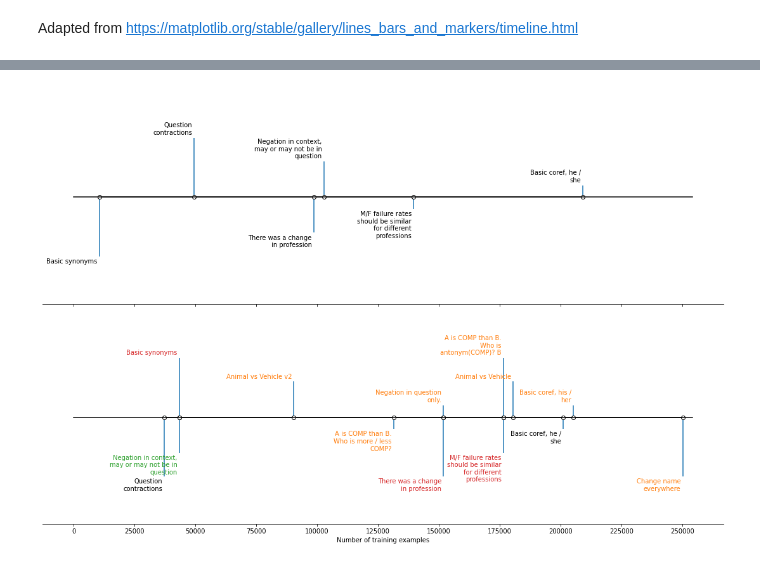
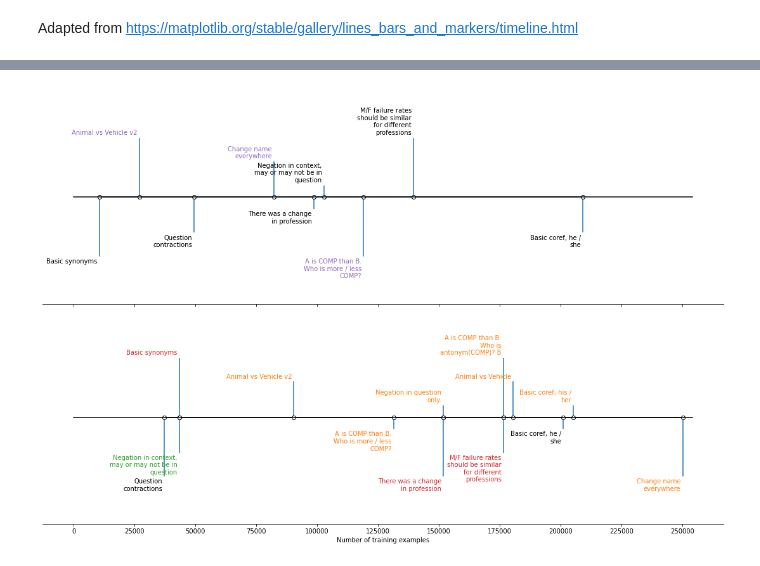
Before and after one commit to stevieg3/when-do-reading-comprehension-models-learn, a Jupyter notebook: notebooks/final_plots/11-CheckList hierarchy.ipynb, the cells around one changed output, grey strips where cells are left out. Drawn from its saved outputs; the diff is of its cells as text; code cells hidden in the pictures.

Commit message:
Add unlearned skills to plot

```diff
--- a/notebooks/final_plots/11-CheckList hierarchy.ipynb
+++ b/notebooks/final_plots/11-CheckList hierarchy.ipynb
@@ -339,0 +375,2 @@ Adapted from https://matplotlib.org/stable/gallery/lines_bars_and_markers/timeli
+# %%
+learned_at_some_point_not_consistent['num_examples'] = learned_at_some_point_not_consistent['checkpoint'] * BATCH_SIZE
@@ -339,0 +383,2 @@ Adapted from https://matplotlib.org/stable/gallery/lines_bars_and_markers/timeli
+# %%
+learned_at_some_point_not_consistent['never_learned'] = -1
@@ -339,0 +398,4 @@ Adapted from https://matplotlib.org/stable/gallery/lines_bars_and_markers/timeli
+# %%
+hierarchy_df = hierarchy_df.append(learned_at_some_point_not_consistent)
+# %%
+hierarchy_df.sort_values(['model', 'checkpoint'], inplace=True)
@@ -347,14 +423,14 @@ fig, ax = plt.subplots(2, 1, figsize=(15, 10), constrained_layout=True, sharex=T
 test_names = list(
     hierarchy_df[
         (hierarchy_df['model'] == 'SQuAD 1.1') &
-        (hierarchy_df['never_learned'] == 0)
+        ((hierarchy_df['never_learned'] == 0) | (hierarchy_df['never_learned'] == -1))
     ]['test_name']
 )
 
 num_examples = list(
     hierarchy_df[
         (hierarchy_df['model'] == 'SQuAD 1.1') &
-        (hierarchy_df['never_learned'] == 0)
+        ((hierarchy_df['never_learned'] == 0) | (hierarchy_df['never_learned'] == -1))
     ]['num_examples']
 )
 
@@ -370,13 +446,20 @@ ax[0].plot([0, 7948*BATCH_SIZE], np.zeros_like([0, 7948*BATCH_SIZE]), color="k")
 
 # annotate lines
 for i, (d, l, r) in enumerate(zip(num_examples, levels, test_names)):
+
+    if r in list(learned_at_some_point_not_consistent['test_name']):
+        color = 'tab:purple'
+    else:
+        color = 'black'
+
     ax[0].annotate(
         "\n".join(wrap(f"{r}", 20)),
         xy=(d, l),
         xytext=(-3, np.sign(l)*3),
         textcoords="offset points",
         horizontalalignment="right", # if i % 2 == 0 else "left",
-        verticalalignment="bottom" if l > 0 else "top"
+        verticalalignment="bottom" if l > 0 else "top",
+        color=color
     )
 
 # remove y axis and spines
@@ -419,31 +502,31 @@ for i, (d, l, r) in enumerate(zip(num_examples, levels, test_names)):
     if r in learned_by_combined_not_squad:
         color = 'tab:orange'
     elif r in tests_learned_squad_before_combined:
         color = 'tab:red'
     elif r in tests_learned_combined_before_squad:
         color = 'tab:green'
     else:
         color = 'black'
 
     ax[1].annotate(
         "\n".join(wrap(f"{r}", 20)),
         xy=(d, l),
         xytext=(-3, np.sign(l)*3),
         textcoords="offset points",
         horizontalalignment="right", # if i % 2 == 0 else "left",
         verticalalignment="bottom" if l > 0 else "top",
         color=color
     )
 
 # remove y axis and spines
 ax[1].yaxis.set_visible(False)
 ax[1].spines[["left", "top", "right"]].set_visible(False)
 ax[1].set_xlabel('Number of training examples')
 ax[1].margins(y=0.1)
 
 ax[1].set_xticks(np.arange(0, 7948*BATCH_SIZE, 25000))
 
 plt.savefig('reports/figures/checklist-hierarchy.pdf')
 plt.show()
 # %% [output]
-[figure, old version]
+[figure, new version]
```
Also changed, not shown: parts of 9 cells of this notebook, 1 other file.
